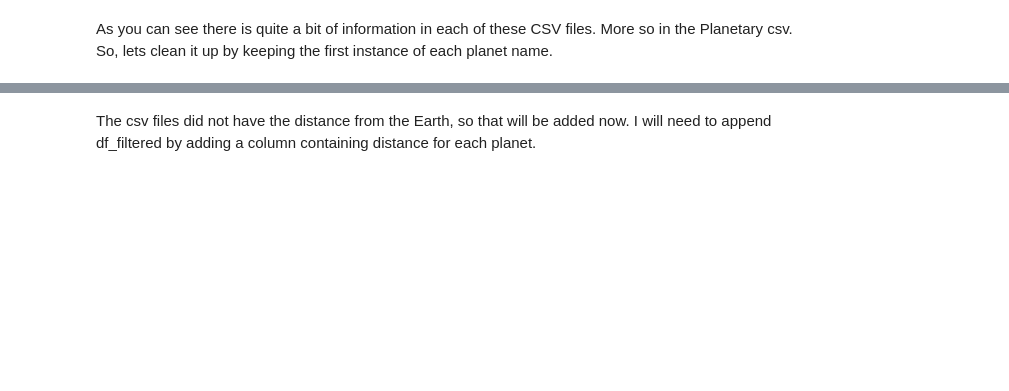
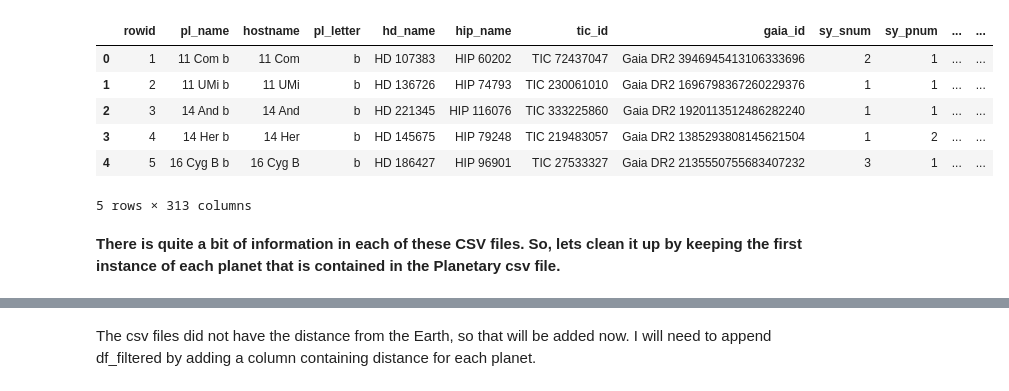
Before and after one commit to Barleead/Exoplanets, a Jupyter notebook: Capstone Exoplanets.ipynb, the cells around one changed output, grey strips where cells are left out. Cells and saved outputs as stored; diff of their text form; code cells hidden in the pictures; blank space fills up the shorter version.

```diff
--- a/Capstone Exoplanets.ipynb
+++ b/Capstone Exoplanets.ipynb
@@ -54,5 +35,15 @@ display(Planetary)
+# %%
+Composite.head()
+# %% [output]
+|  | rowid | pl_name | hostname | pl_letter | hd_name | hip_name | tic_id | gaia_id | sy_snum | sy_pnum | ... | ... |
+| 0 | 1 | 11 Com b | 11 Com | b | HD 107383 | HIP 60202 | TIC 72437047 | Gaia DR2 3946945413106333696 | 2 | 1 | ... | ... |
+| 1 | 2 | 11 UMi b | 11 UMi | b | HD 136726 | HIP 74793 | TIC 230061010 | Gaia DR2 1696798367260229376 | 1 | 1 | ... | ... |
+| 2 | 3 | 14 And b | 14 And | b | HD 221345 | HIP 116076 | TIC 333225860 | Gaia DR2 1920113512486282240 | 1 | 1 | ... | ... |
+| 3 | 4 | 14 Her b | 14 Her | b | HD 145675 | HIP 79248 | TIC 219483057 | Gaia DR2 1385293808145621504 | 1 | 2 | ... | ... |
+| 4 | 5 | 16 Cyg B b | 16 Cyg B | b | HD 186427 | HIP 96901 | TIC 27533327 | Gaia DR2 2135550755683407232 | 3 | 1 | ... | ... |
+5 rows × 313 columns
 # %% [markdown]
-As you can see there is quite a bit of information in each of these CSV files.  More so in the Planetary csv. So, lets clean it up by keeping the first instance of each planet name.
+**There is quite a bit of information in each of these CSV files.  So, lets clean it up by keeping the first instance of each planet that is contained in the Planetary csv file.**
 # %%
 Planetary = Planetary.drop_duplicates(subset=['pl_name'], keep='first')
 display(Planetary)
```
Also changed, not shown: parts of 18 cells of this notebook, 2 other files.
